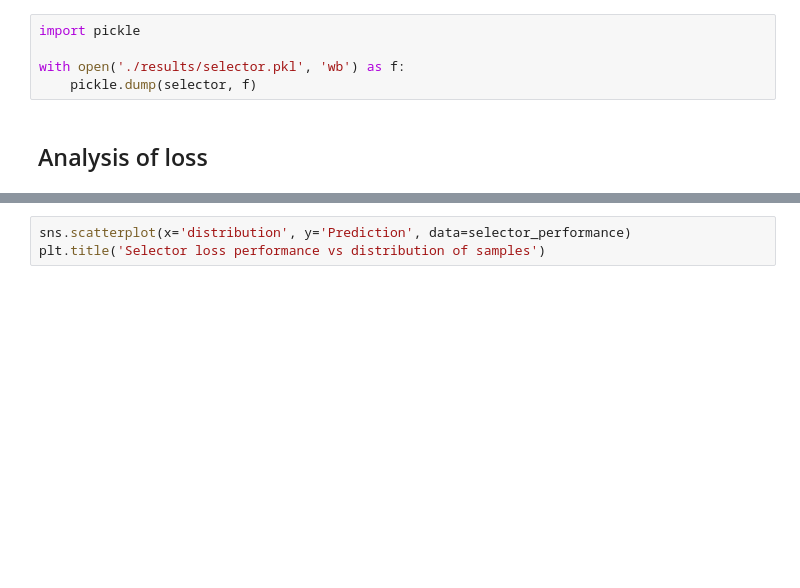
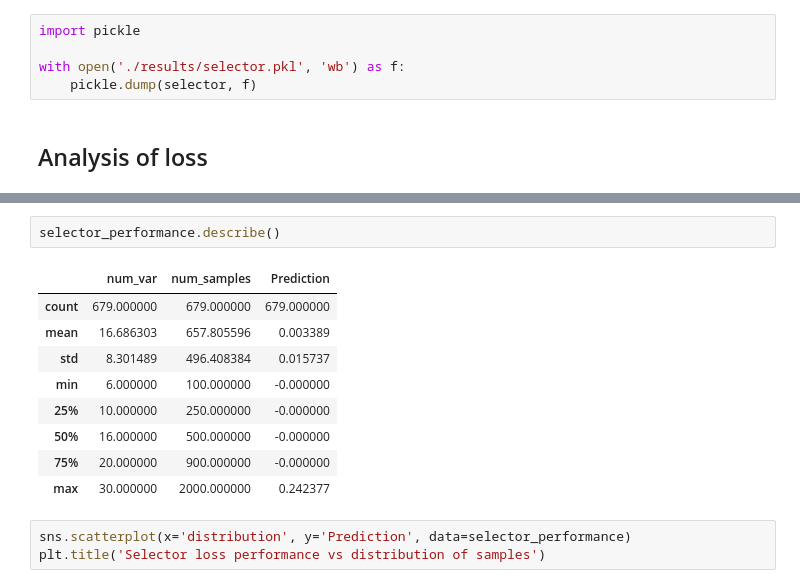
Before and after one commit to light-weaver/ModelSelector, a Jupyter notebook: Classification.ipynb, the cells around one changed output, grey strips where cells are left out. Cells and saved outputs as stored; diff of their text form; blank space fills up the shorter version.

```diff
--- a/Classification.ipynb
+++ b/Classification.ipynb
@@ -174,3 +176,15 @@ selector_performance.head()
+# %%
+selector_performance.describe()
+# %% [output]
+|  | num_var | num_samples | Prediction |
+| count | 679.000000 | 679.000000 | 679.000000 |
+| mean | 16.686303 | 657.805596 | 0.003389 |
+| std | 8.301489 | 496.408384 | 0.015737 |
+| min | 6.000000 | 100.000000 | -0.000000 |
+| 25% | 10.000000 | 250.000000 | -0.000000 |
+| 50% | 16.000000 | 500.000000 | -0.000000 |
+| 75% | 20.000000 | 900.000000 | -0.000000 |
+| max | 30.000000 | 2000.000000 | 0.242377 |
 # %%
 sns.scatterplot(x='distribution', y='Prediction', data=selector_performance)
 plt.title('Selector loss performance vs distribution of samples')
```
Also changed, not shown: parts of 21 cells of this notebook, 23 other files.
